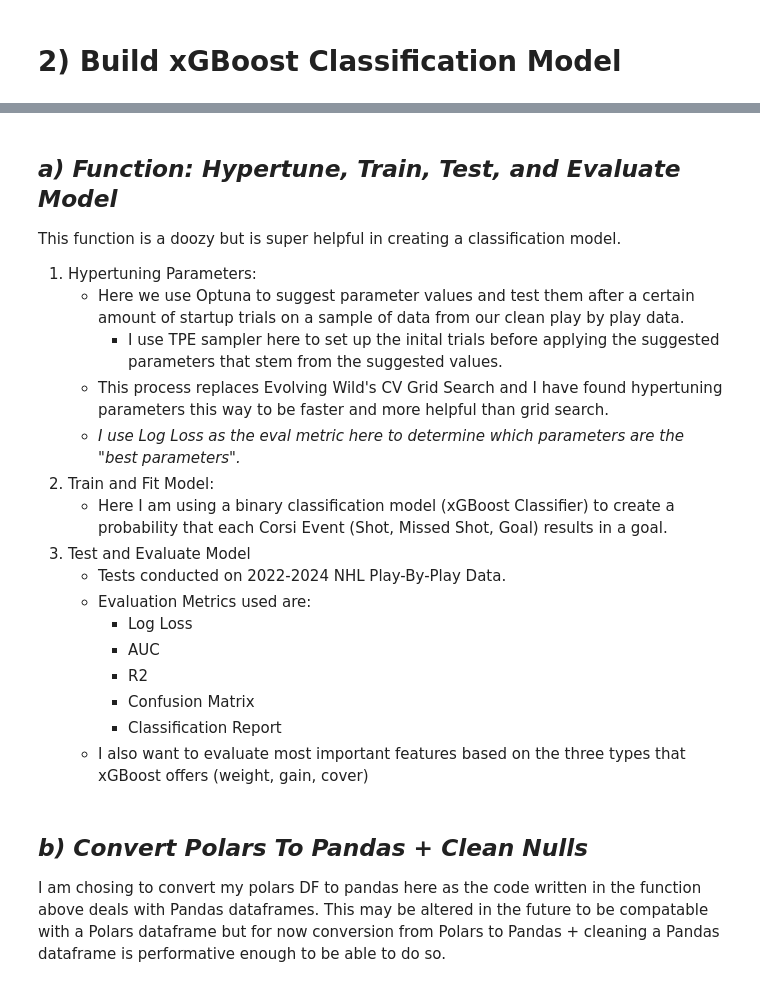
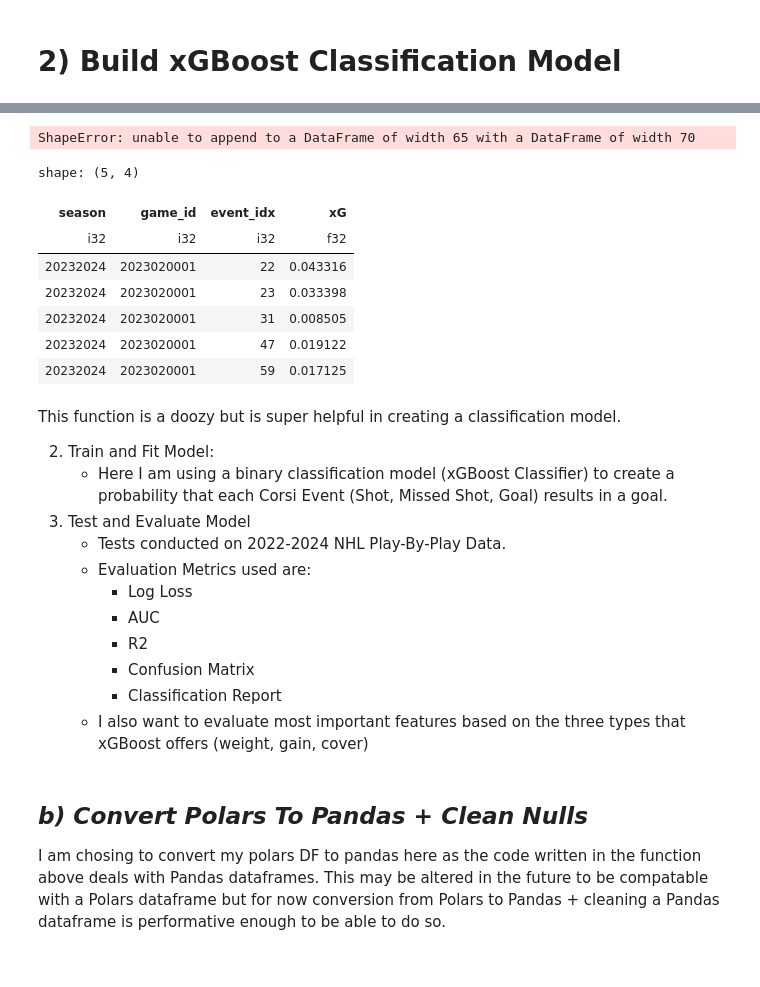
Before and after one commit to twinfield10/NHL-Data, a Jupyter notebook: NHL xG Model - Notebook.ipynb, the cells around one changed output, grey strips where cells are left out. Cells and saved outputs as stored; diff of their text form; code cells hidden in the pictures.

Commit message:
update model notebook

```diff
--- a/NHL xG Model - Notebook.ipynb
+++ b/NHL xG Model - Notebook.ipynb
@@ -139,7 +131,7 @@ def clean_pbp_data(data):
         .when((data['event_zone'] == 'DZ') & (data['event_team_type'] == 'away')).then(pl.lit('OZ'))
         .when((data['event_zone'] == 'NZ')).then(pl.lit('NZ'))
         .otherwise(None)
-        .alias('home_zone')
+        .alias('home_event_zone')
       ]
     )
     # 3) Create Event Distance Calculation
@@ -1071,7 +1137,7 @@ With these new classificiations, I wanted to impute the values here using a mult
 def imp_sec_type(data):
     """ This Function will looks to impute missing values in secondary type by using a classification model to guess the shot type"""
 
-    data = data.with_columns(pl.when(pl.col('secondary_type').is_in(["Poke", "Batted", "Between Legs", "Cradle"])).then(pl.lit(None)).otherwise(pl.col('secondary_type')).alias("secondary_type"))
+    data = data.with_columns(pl.when(pl.col('secondary_type').is_in(["Poked", "Batted", "Between Legs"])).then(pl.lit(None)).otherwise(pl.col('secondary_type')).alias("secondary_type"))
 
     train = data.filter(~pl.col('secondary_type').is_null())
     test = data.filter(pl.col('secondary_type').is_null())
@@ -1107,13 +1173,13 @@ def imp_sec_type(data):
         final_df
         .sort('season', 'game_id', 'event_idx')
         .with_columns(
-        (pl.when(pl.col('event_detail') == "Wrist Shot").then(pl.lit(1)).otherwise(pl.lit(0))).alias('wrist_shot'),
+        (pl.when(pl.col('event_detail') == "Wrist").then(pl.lit(1)).otherwise(pl.lit(0))).alias('wrist_shot'),
         (pl.when(pl.col('event_detail') == "Deflected").then(pl.lit(1)).otherwise(pl.lit(0))).alias('deflected_shot'),
         (pl.when(pl.col('event_detail') == "Tip-In").then(pl.lit(1)).otherwise(pl.lit(0))).alias('tip_shot'),
-        (pl.when(pl.col('event_detail') == "Slap Shot").then(pl.lit(1)).otherwise(pl.lit(0))).alias('slap_shot'),
+        (pl.when(pl.col('event_detail') == "Slap").then(pl.lit(1)).otherwise(pl.lit(0))).alias('slap_shot'),
         (pl.when(pl.col('event_detail') == "Backhand").then(pl.lit(1)).otherwise(pl.lit(0))).alias('backhand_shot'),
-        (pl.when(pl.col('event_detail') == "Snap Shot").then(pl.lit(1)).otherwise(pl.lit(0))).alias('snap_shot'),
-        (pl.when(pl.col('event_detail') == "Wrap-around").then(pl.lit(1)).otherwise(pl.lit(0))).alias('wrap_shot')
+        (pl.when(pl.col('event_detail') == "Snap").then(pl.lit(1)).otherwise(pl.lit(0))).alias('snap_shot'),
+        (pl.when(pl.col('event_detail') == "Wrap-Around").then(pl.lit(1)).otherwise(pl.lit(0))).alias('wrap_shot')
         )
     )
 
@@ -1164,15 +1218,13 @@ print(" ")
 for i in range(2010,2024):
 
     # Begin Load
-    print(f"Now Loading Play by Play Data From {i} NHL Season")
+    print(f"Now Loading Play by Play Data From {i}-{i+1} NHL Season")
 
     # Basic Clean/Manipulation
-    #df = clean_pbp_data(pl.read_parquet(f'https://github.com/twinfield10/NHL-xG-Model/raw/main/data/API_RAW_PBP_Data_{i}.parquet'))
-    df = clean_pbp_data(pl.read_parquet(f'PBP/parquet/API_RAW_PBP_Data_{i}{i+1}.parquet'))
+    df = clean_pbp_data(pl.read_parquet(f'https://raw.githubusercontent.com/twinfield10/NHL-Data/main/PBP/parquet/API_RAW_PBP_Data_{i}{i+1}.parquet'))
 
     # Create Indexes
     df = index_input_data(df)
-    #print(df.head())
 
     # Split by Strength
     ev, pp, sh, en = split_by_strength(df)
@@ -1195,14 +1247,14 @@ print("================== Begin Appending DataFrames Together ==================
 print(" ")
 
 # EV
-EV_PBP = ev_dfs[3]
-for df in ev_dfs[4:]:
+EV_PBP = ev_dfs[4]
+for df in ev_dfs[5:]:
     EV_PBP = EV_PBP.extend(df)
 print(str(EV_PBP.height) + " Total Shots in Even Strength DF")
 
 # PP
-PP_PBP = pp_dfs[1]
-for df in pp_dfs[2:]:
+PP_PBP = pp_dfs[0]
+for df in pp_dfs[1:]:
     PP_PBP = PP_PBP.extend(df)
 print(str(PP_PBP.height) + " Total Shots in Power Play DF")
 
@@ -1223,12 +1275,12 @@ print(" ")
 print("================== Begin Imputing Null Shot Type Values ==================")
 print(" ")
 
-EV_PBP = imp_sec_type(EV_PBP).drop('event_detail', 'shift_length') # Removing shift length for now
-PP_PBP = imp_sec_type(PP_PBP).drop('event_detail', 'shift_length')
-SH_PBP = imp_sec_type(SH_PBP).drop('event_detail', 'shift_length')
-EN_PBP = imp_sec_type(EN_PBP).drop('event_detail', 'shift_length')
+EV_PBP = imp_sec_type(EV_PBP).drop('event_detail', 'event_team_toi', 'def_team_toi')
+PP_PBP = imp_sec_type(PP_PBP).drop('event_detail', 'event_team_toi', 'def_team_toi')
+SH_PBP = imp_sec_type(SH_PBP).drop('event_detail', 'event_team_toi', 'def_team_toi')
+EN_PBP = imp_sec_type(EN_PBP).drop('event_detail', 'event_team_toi', 'def_team_toi')
 
-print("================== End Loading Data From the" + str(EV_PBP['season'].min()) + " to the " + str(EV_PBP['season'].max())  + " Seasons ==================")
+print("================== End Loading Data From the " + str(EN_PBP['season'].min()) + " Season to the " + str(EN_PBP['season'].max())  + " Season ==================")
 # %% [output]
 ================== Begin Loading + Cleaning Individual Seasons ==================
 
@@ -1265,13 +1992,23 @@ EV_PD[EV_PD['event_angle'].isnull()]
+# %%
+final_df = pl.concat([EV_PBP, PP_PBP, SH_PBP, EN_PBP]).filter(pl.col('season') == 20232024)
+
+final_df.head()
+# %% [output]
+ShapeError: unable to append to a DataFrame of width 65 with a DataFrame of width 70
+# %%
+final_df.head()
+# %% [output]
+shape: (5, 4)
+| season | game_id | event_idx | xG |
+| i32 | i32 | i32 | f32 |
+| 20232024 | 2023020001 | 22 | 0.043316 |
+| 20232024 | 2023020001 | 23 | 0.033398 |
+| 20232024 | 2023020001 | 31 | 0.008505 |
+| 20232024 | 2023020001 | 47 | 0.019122 |
+| 20232024 | 2023020001 | 59 | 0.017125 |
 # %% [markdown]
-## *a) Function: Hypertune, Train, Test, and Evaluate Model*
-
 This function is a doozy but is super helpful in creating a classification model.
 
-1. Hypertuning Parameters:
-    - Here we use Optuna to suggest parameter values and test them after a certain amount of startup trials on a sample of data from our clean play by play data.
-        - I use TPE sampler here to set up the inital trials before applying the suggested parameters that stem from the suggested values.
-    - This process replaces Evolving Wild's CV Grid Search and I have found hypertuning parameters this way to be faster and more helpful than grid search.
-    - *I use Log Loss as the eval metric here to determine which parameters are the "best parameters".*
 2. Train and Fit Model:
     - Here I am using a binary classification model (xGBoost Classifier) to create a probability that each Corsi Event (Shot, Missed Shot, Goal) results in a goal.
 3. Test and Evaluate Model
```
Also changed, not shown: parts of 61 cells of this notebook.
